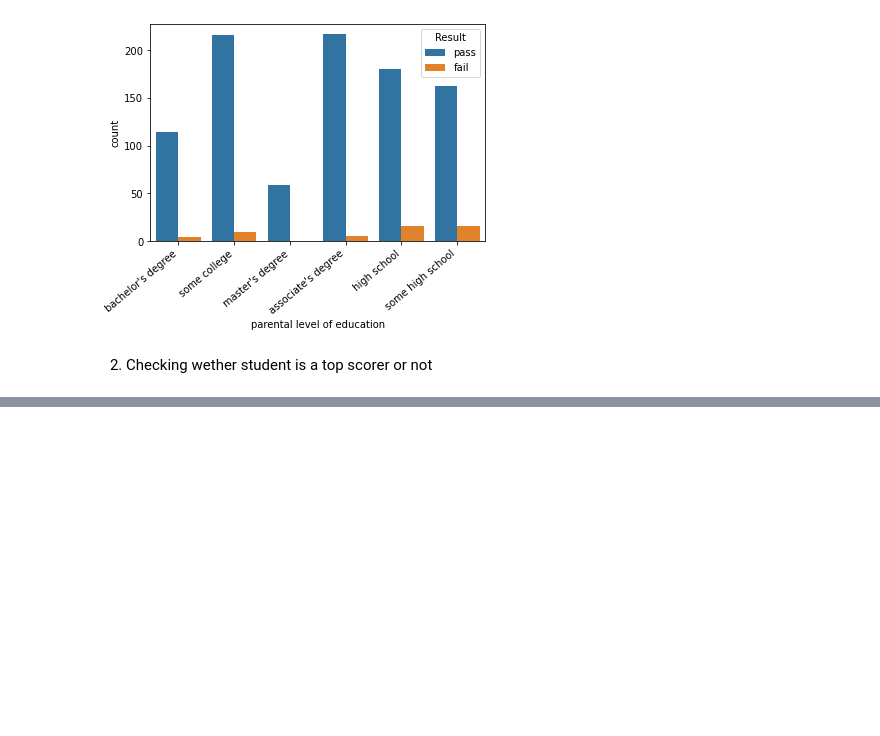
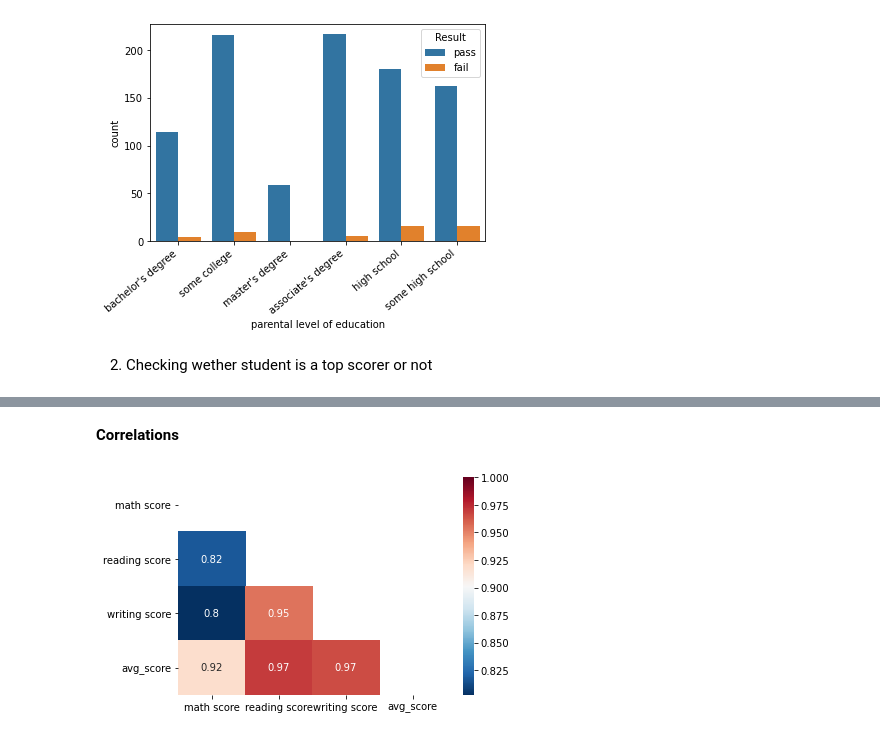
Before and after one commit to rusheel98/EDA-on-students-performance-in-exams-dataset, a Jupyter notebook: student-performance-in-exams.ipynb, the cells around one changed output, grey strips where cells are left out. Saved outputs shown, nothing was run; the diff lists cells and outputs as text; code cells hidden in the pictures; blank space fills up the shorter version.

Commit message:
added avg_score column and correlation

```diff
--- a/student-performance-in-exams.ipynb
+++ b/student-performance-in-exams.ipynb
@@ -189,0 +202,2 @@ ax_2.set_xticklabels(ax_2.get_xticklabels(), rotation=40, ha="right")
+# %%
+df['avg_score'] = df.loc[:,['math score', 'reading score', 'writing score']].mean(axis=1)
@@ -189,0 +213,2 @@ ax_2.set_xticklabels(ax_2.get_xticklabels(), rotation=40, ha="right")
+# %%
+df['avg_score'] = df['avg_score'].round(decimals=2)
@@ -189,0 +264,8 @@ ax_2.set_xticklabels(ax_2.get_xticklabels(), rotation=40, ha="right")
+# %% [markdown]
+**Correlations**
+# %%
+correlation=df[["math score","reading score","writing score","avg_score"]].corr()
+sns.heatmap(correlation,mask=np.triu(np.ones_like(correlation,dtype=np.bool)),cmap="RdBu_r",annot=True)
+plt.show()
+# %% [output]
+[figure, added]
```
Also changed, not shown: parts of 12 cells of this notebook.
